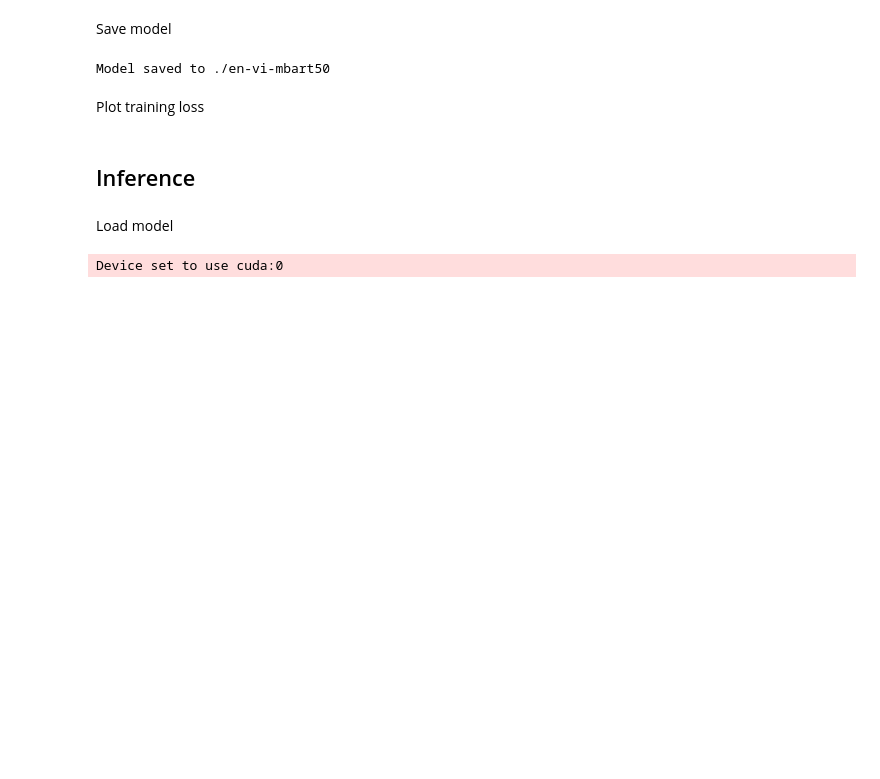
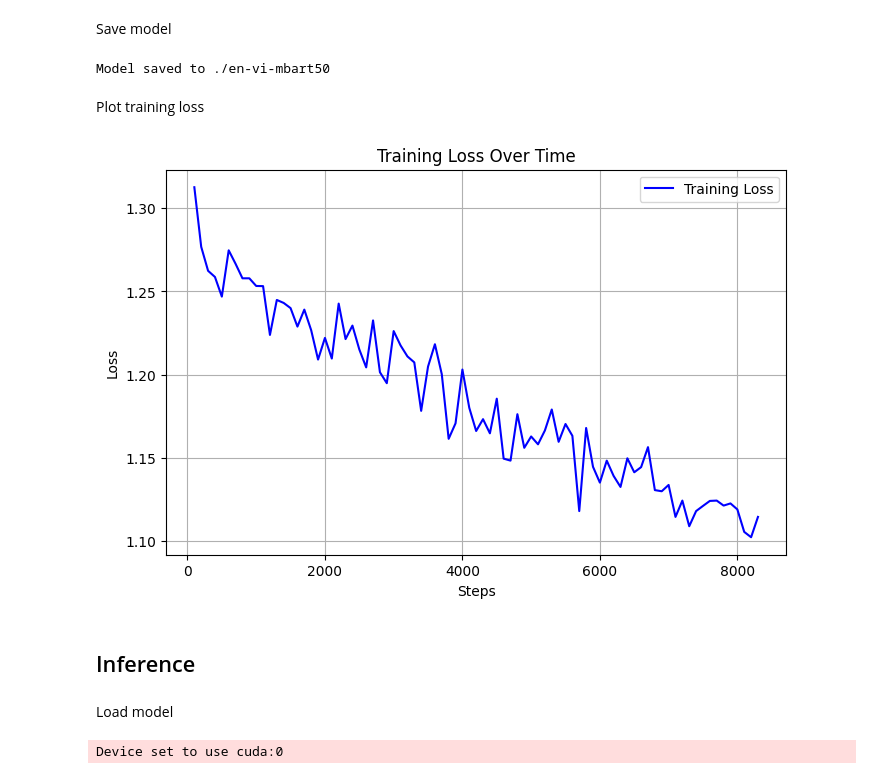
Before and after one commit to linhlinhle997/low-resource-nmt-bart, a Jupyter notebook: nmt_bart.ipynb, the cells around one changed output. Saved outputs shown, nothing was run; the diff lists cells and outputs as text; code cells hidden in the pictures; blank space fills up the shorter version.

```diff
--- a/nmt_bart.ipynb
+++ b/nmt_bart.ipynb
@@ -245,3 +201,17 @@ plt.show()
+# %%
+train_losses = [log["loss"] for log in trainer.state.log_history if "loss" in log]
+steps = [log["step"] for log in trainer.state.log_history if "loss" in log]
+
+plt.figure(figsize=(8, 5))
+plt.plot(steps, train_losses, label="Training Loss", color="blue")
+plt.xlabel("Steps")
+plt.ylabel("Loss")
+plt.title("Training Loss Over Time")
+plt.legend()
+plt.grid()
+plt.show()
+# %% [output]
+[figure, added]
 # %% [markdown]
 ## Inference
 # %% [markdown]
```
Also changed, not shown: parts of 12 cells of this notebook.
